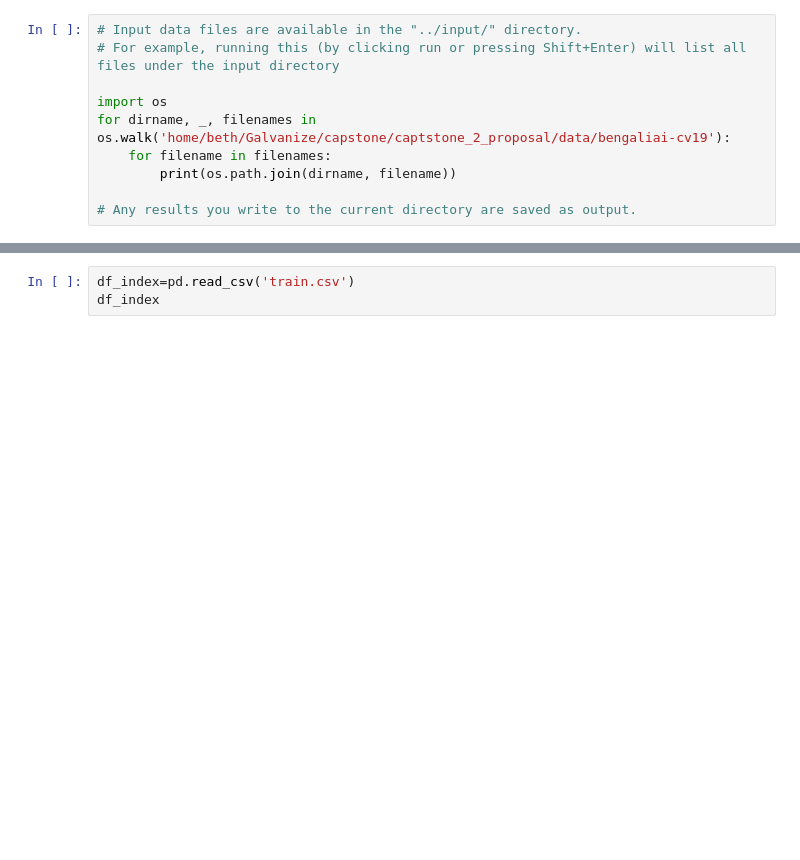
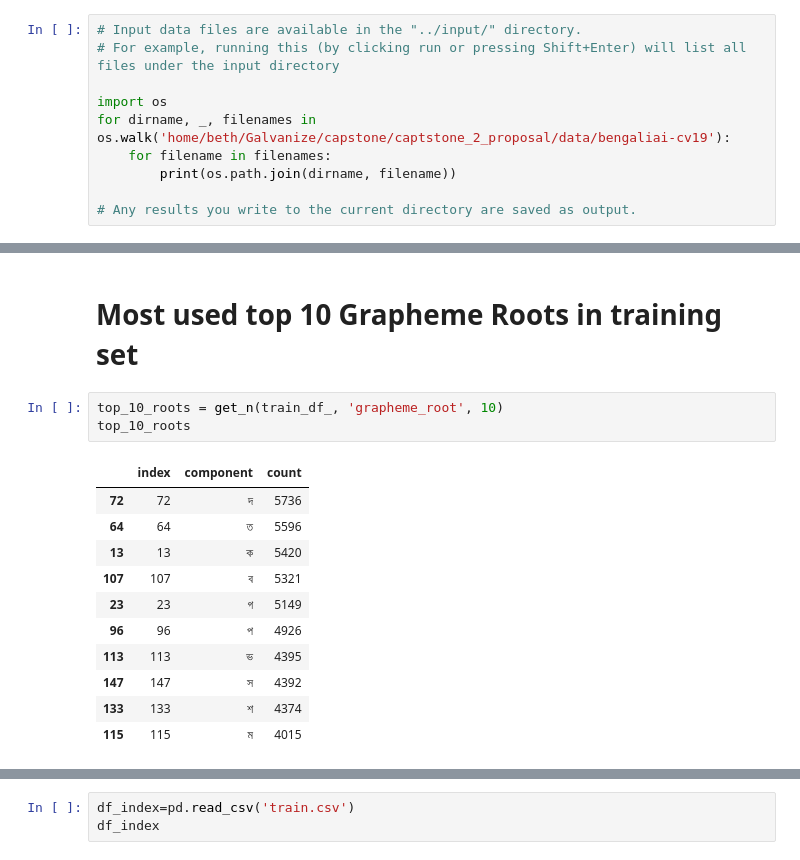
Before and after one commit to bethsung1011/capstone_2, a Jupyter notebook: src/3_31_night_thanks_to_Kaushal Shah.ipynb, the cells around one changed output, grey strips where cells are left out. Cells and saved outputs as stored; diff of their text form; blank space fills up the shorter version.

```diff
--- a/src/3_31_night.ipynb
+++ b/src/3_31_night_thanks_to_Kaushal Shah.ipynb
@@ -66,0 +143,17 @@ FileNotFoundError: [Errno 2] No such file or directory: 'test.csv'
+# %% [markdown]
+# Most used top 10 Grapheme Roots in training set
+# %%
+top_10_roots = get_n(train_df_, 'grapheme_root', 10)
+top_10_roots
+# %% [output]
+|  | index | component | count |
+| 72 | 72 | দ | 5736 |
+| 64 | 64 | ত | 5596 |
+| 13 | 13 | ক | 5420 |
+| 107 | 107 | ব | 5321 |
+| 23 | 23 | গ | 5149 |
+| 96 | 96 | প | 4926 |
+| 113 | 113 | ভ | 4395 |
+| 147 | 147 | স | 4392 |
+| 133 | 133 | শ | 4374 |
+| 115 | 115 | ম | 4015 |
```
Also changed, not shown: parts of 16 cells of this notebook, 1 other file.
